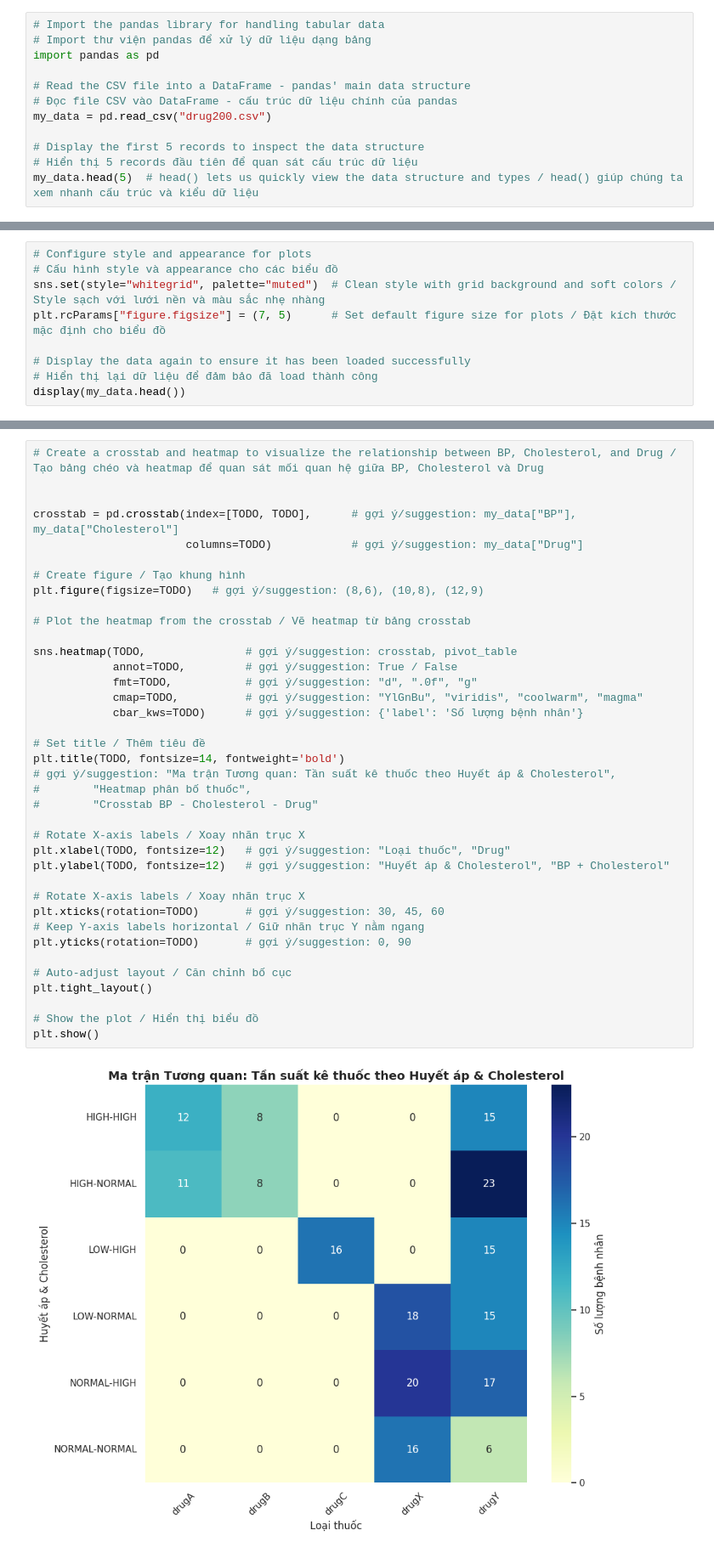
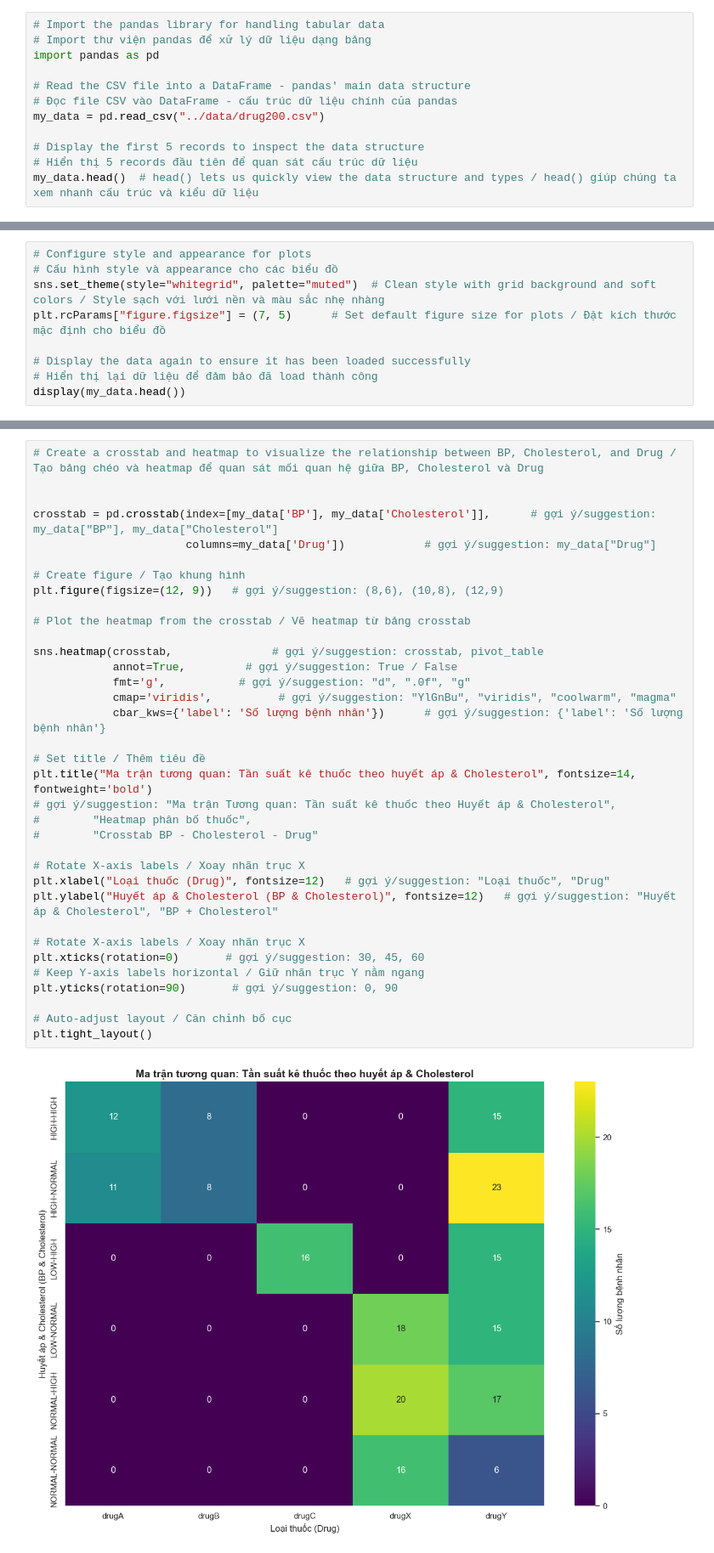
Before and after one commit to ArrayPowerPlay/Data_Science_practice, a Jupyter notebook: homework/session_2/Trực_quan_hoá_dữ_liệu_student.ipynb, the cells around one changed output, grey strips where cells are left out. Shown: that part at 85% size. Cells and saved outputs as stored; diff of their text form.

```diff
--- a/homework/session_2/Trực_quan_hoá_dữ_liệu_student.ipynb
+++ b/homework/session_2/Trực_quan_hoá_dữ_liệu_student.ipynb
@@ -193,11 +193,11 @@ import pandas as pd
 
 # Read the CSV file into a DataFrame - pandas' main data structure
 # Đọc file CSV vào DataFrame - cấu trúc dữ liệu chính của pandas
-my_data = pd.read_csv("drug200.csv")
+my_data = pd.read_csv("../data/drug200.csv")
 
 # Display the first 5 records to inspect the data structure
 # Hiển thị 5 records đầu tiên để quan sát cấu trúc dữ liệu
-my_data.head(5)  # head() lets us quickly view the data structure and types / head() giúp chúng ta xem nhanh cấu trúc và kiểu dữ liệu
+my_data.head()  # head() lets us quickly view the data structure and types / head() giúp chúng ta xem nhanh cấu trúc và kiểu dữ liệu
 # %% [output]
 |  | Age | Sex | BP | Cholesterol | Na_to_K | Drug |
 | 0 | 23 | F | HIGH | HIGH | 25.355 | drugY |
@@ -243,7 +244,7 @@ import matplotlib.pyplot as plt  # Basic and flexible plotting library / Thư vi
 # %%
 # Configure style and appearance for plots
 # Cấu hình style và appearance cho các biểu đồ
-sns.set(style="whitegrid", palette="muted")  # Clean style with grid background and soft colors / Style sạch với lưới nền và màu sắc nhẹ nhàng
+sns.set_theme(style="whitegrid", palette="muted")  # Clean style with grid background and soft colors / Style sạch với lưới nền và màu sắc nhẹ nhàng
 plt.rcParams["figure.figsize"] = (7, 5)      # Set default figure size for plots / Đặt kích thước mặc định cho biểu đồ
 
 # Display the data again to ensure it has been loaded successfully
@@ -434,40 +440,37 @@ plt.show()
 # %%
 # Create a crosstab and heatmap to visualize the relationship between BP, Cholesterol, and Drug / Tạo bảng chéo và heatmap để quan sát mối quan hệ giữa BP, Cholesterol và Drug
 
 
-crosstab = pd.crosstab(index=[TODO, TODO],      # gợi ý/suggestion: my_data["BP"], my_data["Cholesterol"]
-                       columns=TODO)            # gợi ý/suggestion: my_data["Drug"]
+crosstab = pd.crosstab(index=[my_data['BP'], my_data['Cholesterol']],      # gợi ý/suggestion: my_data["BP"], my_data["Cholesterol"]
+                       columns=my_data['Drug'])            # gợi ý/suggestion: my_data["Drug"]
 
 # Create figure / Tạo khung hình
-plt.figure(figsize=TODO)   # gợi ý/suggestion: (8,6), (10,8), (12,9)
+plt.figure(figsize=(12, 9))   # gợi ý/suggestion: (8,6), (10,8), (12,9)
 
 # Plot the heatmap from the crosstab / Vẽ heatmap từ bảng crosstab
 
-sns.heatmap(TODO,               # gợi ý/suggestion: crosstab, pivot_table
-            annot=TODO,         # gợi ý/suggestion: True / False
-            fmt=TODO,           # gợi ý/suggestion: "d", ".0f", "g"
-            cmap=TODO,          # gợi ý/suggestion: "YlGnBu", "viridis", "coolwarm", "magma"
-            cbar_kws=TODO)      # gợi ý/suggestion: {'label': 'Số lượng bệnh nhân'}
+sns.heatmap(crosstab,               # gợi ý/suggestion: crosstab, pivot_table
+            annot=True,         # gợi ý/suggestion: True / False
+            fmt='g',           # gợi ý/suggestion: "d", ".0f", "g"
+            cmap='viridis',          # gợi ý/suggestion: "YlGnBu", "viridis", "coolwarm", "magma"
+            cbar_kws={'label': 'Số lượng bệnh nhân'})      # gợi ý/suggestion: {'label': 'Số lượng bệnh nhân'}
 
 # Set title / Thêm tiêu đề
-plt.title(TODO, fontsize=14, fontweight='bold')
+plt.title("Ma trận tương quan: Tần suất kê thuốc theo huyết áp & Cholesterol", fontsize=14, fontweight='bold')
 # gợi ý/suggestion: "Ma trận Tương quan: Tần suất kê thuốc theo Huyết áp & Cholesterol",
 #        "Heatmap phân bố thuốc",
 #        "Crosstab BP - Cholesterol - Drug"
 
 # Rotate X-axis labels / Xoay nhãn trục X
-plt.xlabel(TODO, fontsize=12)   # gợi ý/suggestion: "Loại thuốc", "Drug"
-plt.ylabel(TODO, fontsize=12)   # gợi ý/suggestion: "Huyết áp & Cholesterol", "BP + Cholesterol"
+plt.xlabel("Loại thuốc (Drug)", fontsize=12)   # gợi ý/suggestion: "Loại thuốc", "Drug"
+plt.ylabel("Huyết áp & Cholesterol (BP & Cholesterol)", fontsize=12)   # gợi ý/suggestion: "Huyết áp & Cholesterol", "BP + Cholesterol"
 
 # Rotate X-axis labels / Xoay nhãn trục X
-plt.xticks(rotation=TODO)       # gợi ý/suggestion: 30, 45, 60
+plt.xticks(rotation=0)       # gợi ý/suggestion: 30, 45, 60
 # Keep Y-axis labels horizontal / Giữ nhãn trục Y nằm ngang
-plt.yticks(rotation=TODO)       # gợi ý/suggestion: 0, 90
+plt.yticks(rotation=90)       # gợi ý/suggestion: 0, 90
 
 # Auto-adjust layout / Căn chỉnh bố cục
 plt.tight_layout()
-
-# Show the plot / Hiển thị biểu đồ
-plt.show()
 # %% [output]
-[figure, old version]
+[figure, new version]
```
Also changed, not shown: parts of 11 cells of this notebook.
